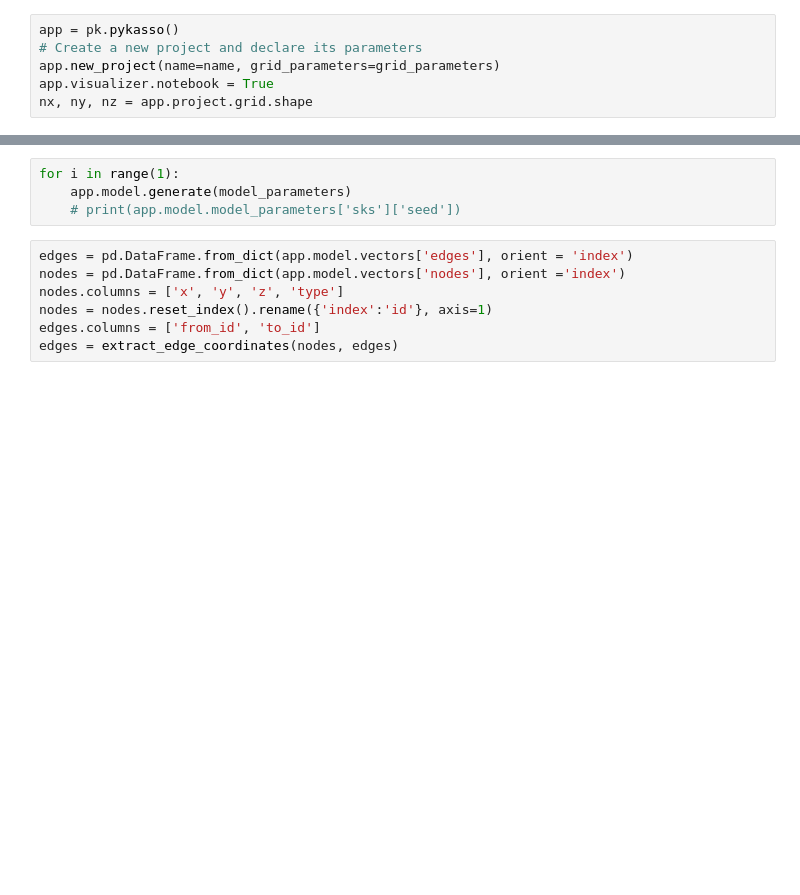
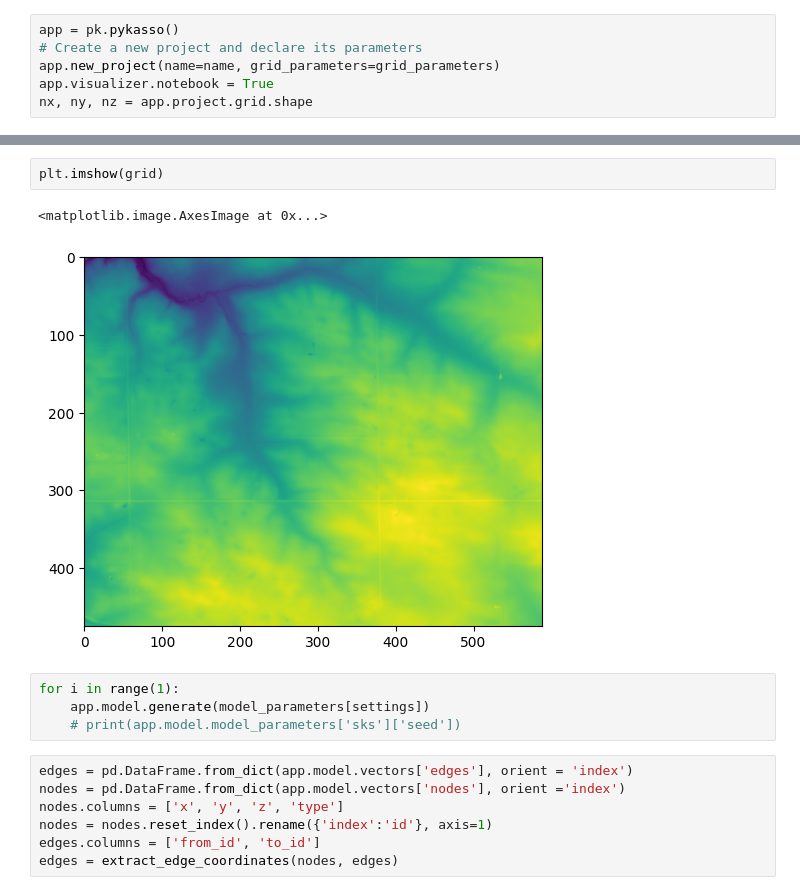
Before and after one commit to jhuang523/UMNBearSpring, a Jupyter notebook: openkarst/conduits/conduits_V1.ipynb, the cells around one changed output, grey strips where cells are left out. Drawn from its saved outputs; the diff is of its cells as text; blank space fills up the shorter version.

```diff
--- a/openkarst/conduits/conduits_V1.ipynb
+++ b/openkarst/conduits/conduits_V1.ipynb
@@ -78,6 +76,11 @@ model_parameters['domain']['topography'] = top
+# %%
+plt.imshow(grid)
+# %% [output]
+<matplotlib.image.AxesImage at 0x...>
+[figure, added]
 # %%
 for i in range(1):
-    app.model.generate(model_parameters)
+    app.model.generate(model_parameters[settings])
     # print(app.model.model_parameters['sks']['seed'])
 # %%
 edges = pd.DataFrame.from_dict(app.model.vectors['edges'], orient = 'index')
```
Also changed, not shown: parts of 13 cells of this notebook, 12 other files.
